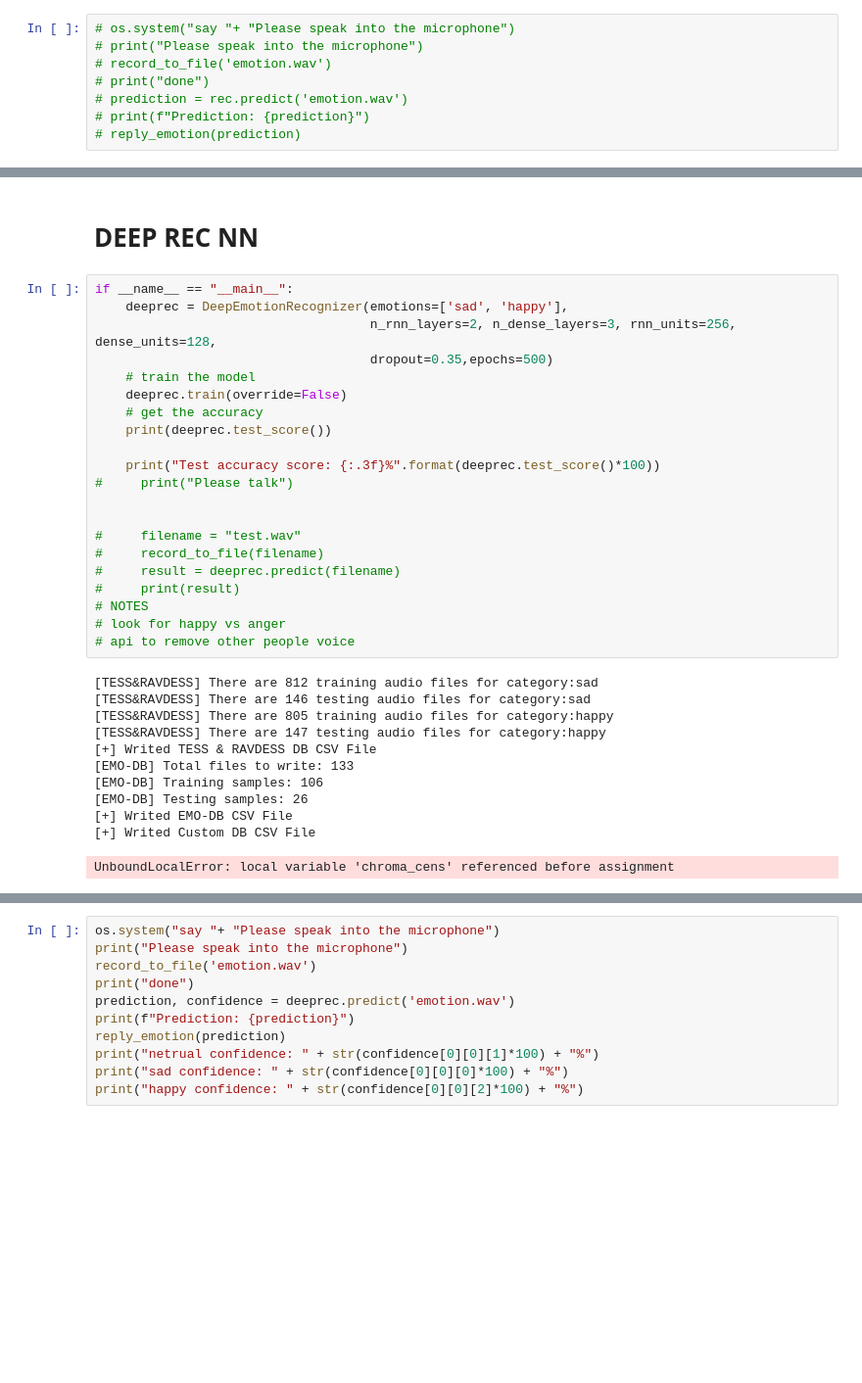
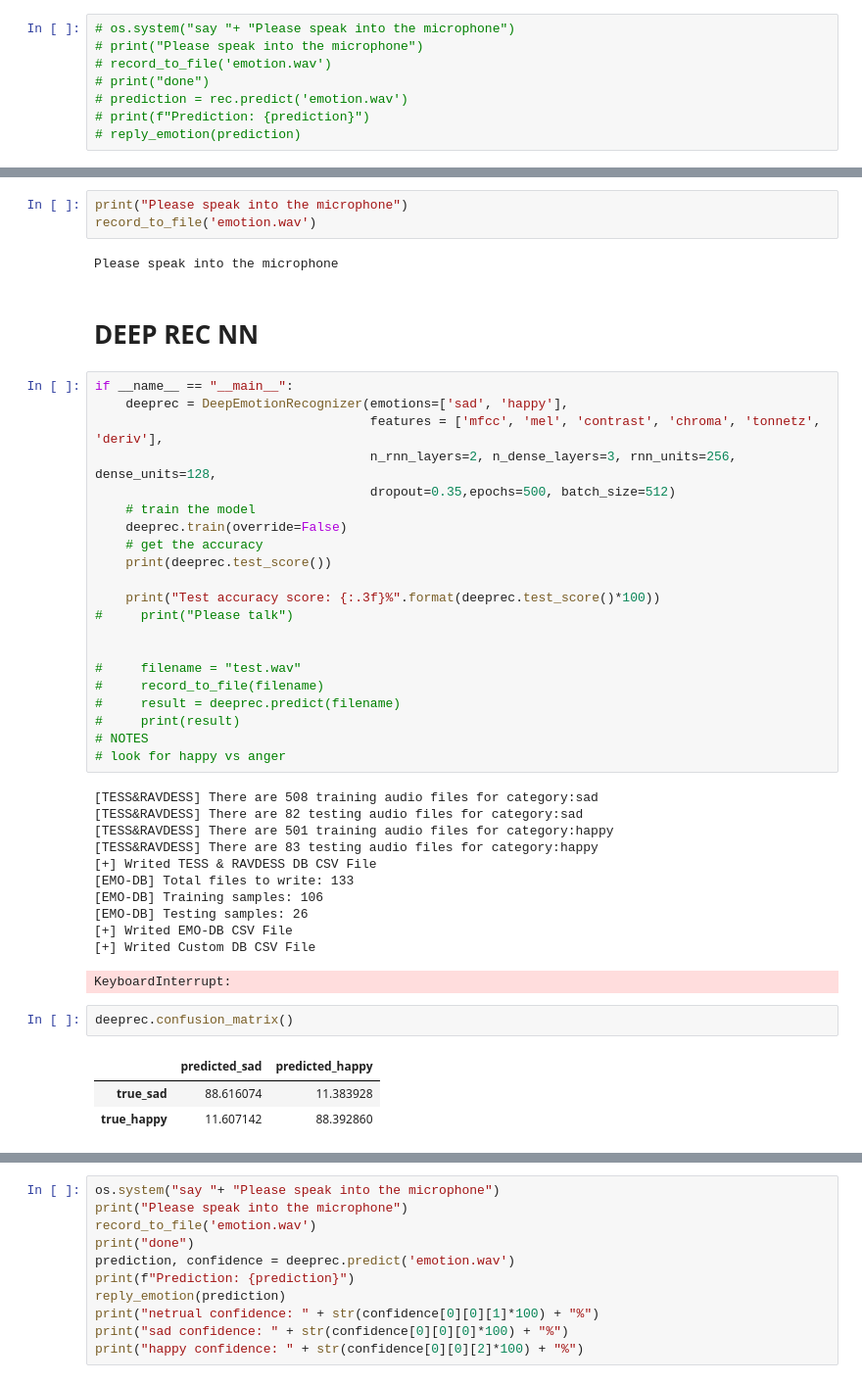
Before and after one commit to QuantumArjun/Emote-X, a Jupyter notebook: emotion-recognition-using-speech/Demo_TESS.ipynb, the cells around one changed output, grey strips where cells are left out. Shown at 98% size. Drawn from its saved outputs; the diff is of its cells as text; blank space fills up the shorter version.

```diff
--- a/emotion-recognition-using-speech/Demo_TESS.ipynb
+++ b/emotion-recognition-using-speech/Demo_TESS.ipynb
@@ -389,13 +423,19 @@ def record_to_file(path):
 def get_estimators_name(estimators):
     result = [ '"{}"'.format(estimator.__class__.__name__) for estimator, _, _ in estimators ]
     return ','.join(result), {estimator_name.strip('"'): estimator for estimator_name, (estimator, _, _) in zip(result, estimators)}
+# %%
+print("Please speak into the microphone")
+record_to_file('emotion.wav')
+# %% [output]
+Please speak into the microphone
 # %% [markdown]
 # DEEP REC NN
 # %%
 if __name__ == "__main__":
     deeprec = DeepEmotionRecognizer(emotions=['sad', 'happy'],
+                                    features = ['mfcc', 'mel', 'contrast', 'chroma', 'tonnetz', 'deriv'],
                                     n_rnn_layers=2, n_dense_layers=3, rnn_units=256, dense_units=128,
-                                    dropout=0.35,epochs=500)
+                                    dropout=0.35,epochs=500, batch_size=512)
     # train the model
     deeprec.train(override=False)
     # get the accuracy
@@ -411,16 +451,21 @@ if __name__ == "__main__":
 #     print(result)
 # NOTES
 # look for happy vs anger
-# api to remove other people voice
 # %% [output]
-[TESS&RAVDESS] There are 812 training audio files for category:sad
-[TESS&RAVDESS] There are 146 testing audio files for category:sad
-[TESS&RAVDESS] There are 805 training audio files for category:happy
-[TESS&RAVDESS] There are 147 testing audio files for category:happy
+[TESS&RAVDESS] There are 508 training audio files for category:sad
+[TESS&RAVDESS] There are 82 testing audio files for category:sad
+[TESS&RAVDESS] There are 501 training audio files for category:happy
+[TESS&RAVDESS] There are 83 testing audio files for category:happy
 [+] Writed TESS & RAVDESS DB CSV File
 [EMO-DB] Total files to write: 133
 [EMO-DB] Training samples: 106
 [EMO-DB] Testing samples: 26
 [+] Writed EMO-DB CSV File
 [+] Writed Custom DB CSV File
-UnboundLocalError: local variable 'chroma_cens' referenced before assignment
+KeyboardInterrupt:
+# %%
+deeprec.confusion_matrix()
+# %% [output]
+|  | predicted_sad | predicted_happy |
+| true_sad | 88.616074 | 11.383928 |
+| true_happy | 11.607142 | 88.392860 |
```
Also changed, not shown: parts of 13 cells of this notebook, 1 other file.
